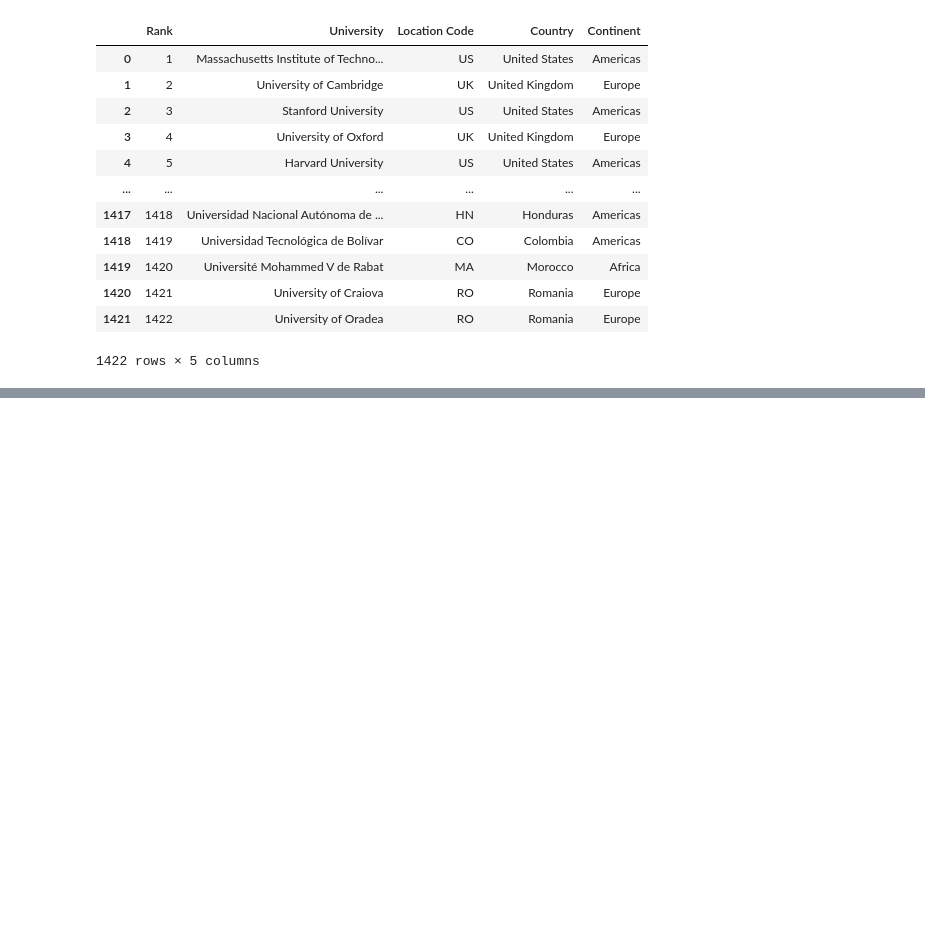
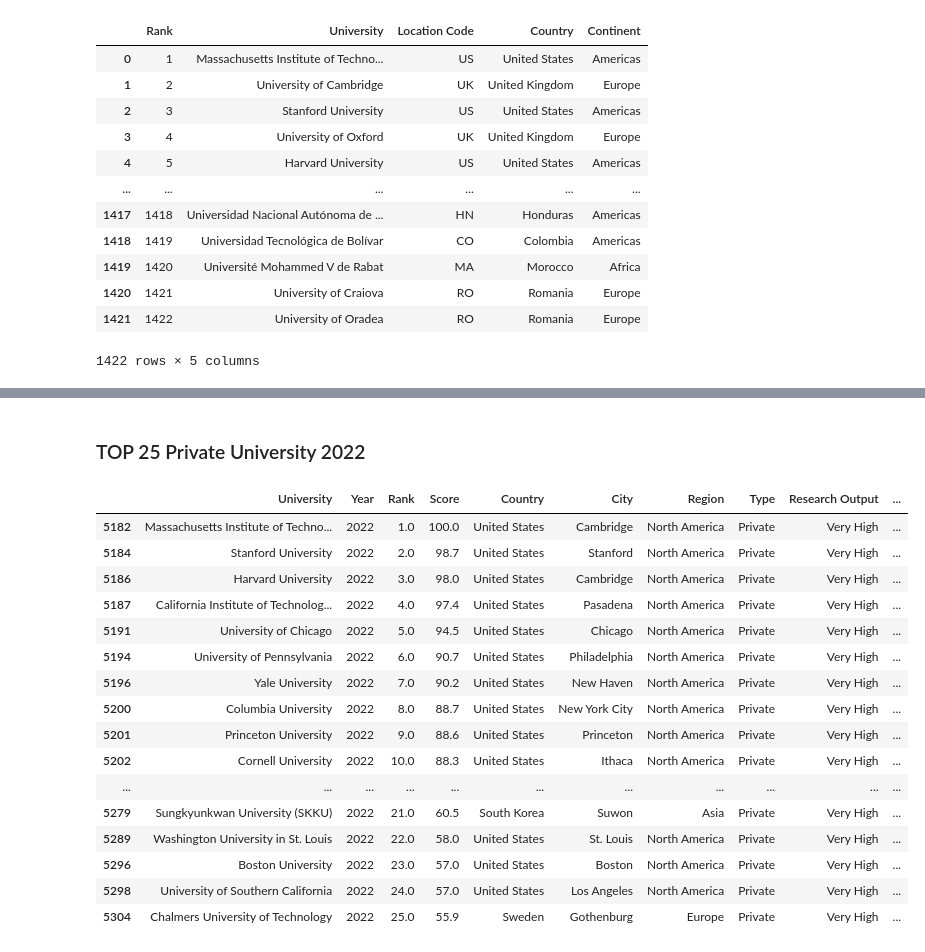
Before and after one commit to Lunczer93/Python_Project_4_World_University_Ranking, a Jupyter notebook: Python_Project_4_World_University_Ranking.ipynb, the cells around one changed output, grey strips where cells are left out. Drawn from its saved outputs; the diff is of its cells as text; code cells hidden in the pictures; blank space fills up the shorter version.

```diff
--- a/Python_Project_4_World_University_Ranking.ipynb
+++ b/Python_Project_4_World_University_Ranking.ipynb
@@ -697,0 +1679,9 @@ NewWorldUniversityRanking2023[NewWorldUniversityRanking2023.isnull().any(axis=1)
+# %%
+PrivateWorldUniversityRanking2022 = NewWorldUniversityRanking2022.query('Type == "Private"')
+PrivateWorldUniversityRanking2022
+
+PrivateWorldUniversityRanking2022['Ranking Private'] = PrivateWorldUniversityRanking2022['Score']\
+                                        .rank(method='first',ascending=False)
+
+PrivateWorldUniversityRanking2022['Rank'] = PrivateWorldUniversityRanking2022['Ranking Private']
+PrivateWorldUniversityRanking2022.drop(['Ranking Private'], axis=1, inplace=True)
@@ -697,0 +1721,22 @@ NewWorldUniversityRanking2023[NewWorldUniversityRanking2023.isnull().any(axis=1)
+# %% [markdown]
+### TOP 25 Private University 2022
+# %%
+PrivateWorldUniversityRanking2022.nsmallest(25,'Rank')
+# %% [output]
+|  | University | Year | Rank | Score | Country | City | Region | Type | Research Output | ... |
+| 5182 | Massachusetts Institute of Techno... | 2022 | 1.0 | 100.0 | United States | Cambridge | North America | Private | Very High | ... |
+| 5184 | Stanford University | 2022 | 2.0 | 98.7 | United States | Stanford | North America | Private | Very High | ... |
+| 5186 | Harvard University | 2022 | 3.0 | 98.0 | United States | Cambridge | North America | Private | Very High | ... |
+| 5187 | California Institute of Technolog... | 2022 | 4.0 | 97.4 | United States | Pasadena | North America | Private | Very High | ... |
+| 5191 | University of Chicago | 2022 | 5.0 | 94.5 | United States | Chicago | North America | Private | Very High | ... |
+| 5194 | University of Pennsylvania | 2022 | 6.0 | 90.7 | United States | Philadelphia | North America | Private | Very High | ... |
+| 5196 | Yale University | 2022 | 7.0 | 90.2 | United States | New Haven | North America | Private | Very High | ... |
+| 5200 | Columbia University | 2022 | 8.0 | 88.7 | United States | New York City | North America | Private | Very High | ... |
+| 5201 | Princeton University | 2022 | 9.0 | 88.6 | United States | Princeton | North America | Private | Very High | ... |
+| 5202 | Cornell University | 2022 | 10.0 | 88.3 | United States | Ithaca | North America | Private | Very High | ... |
+| ... | ... | ... | ... | ... | ... | ... | ... | ... | ... | ... |
+| 5279 | Sungkyunkwan University (SKKU) | 2022 | 21.0 | 60.5 | South Korea | Suwon | Asia | Private | Very High | ... |
+| 5289 | Washington University in St. Louis | 2022 | 22.0 | 58.0 | United States | St. Louis | North America | Private | Very High | ... |
+| 5296 | Boston University | 2022 | 23.0 | 57.0 | United States | Boston | North America | Private | Very High | ... |
+| 5298 | University of Southern California | 2022 | 24.0 | 57.0 | United States | Los Angeles | North America | Private | Very High | ... |
+| 5304 | Chalmers University of Technology | 2022 | 25.0 | 55.9 | Sweden | Gothenburg | Europe | Private | Very High | ... |
```
Also changed, not shown: parts of 107 cells of this notebook, 2 other files.
